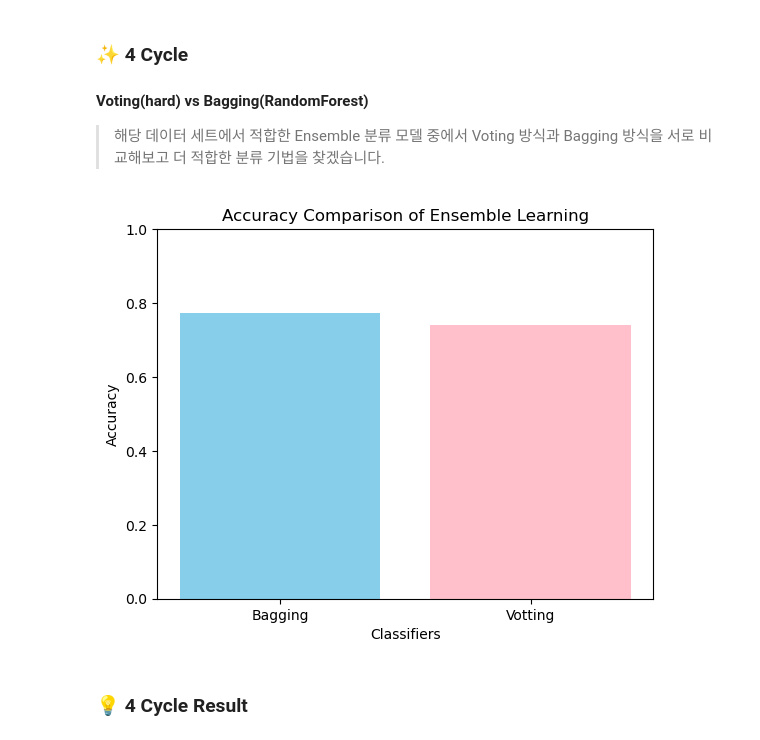
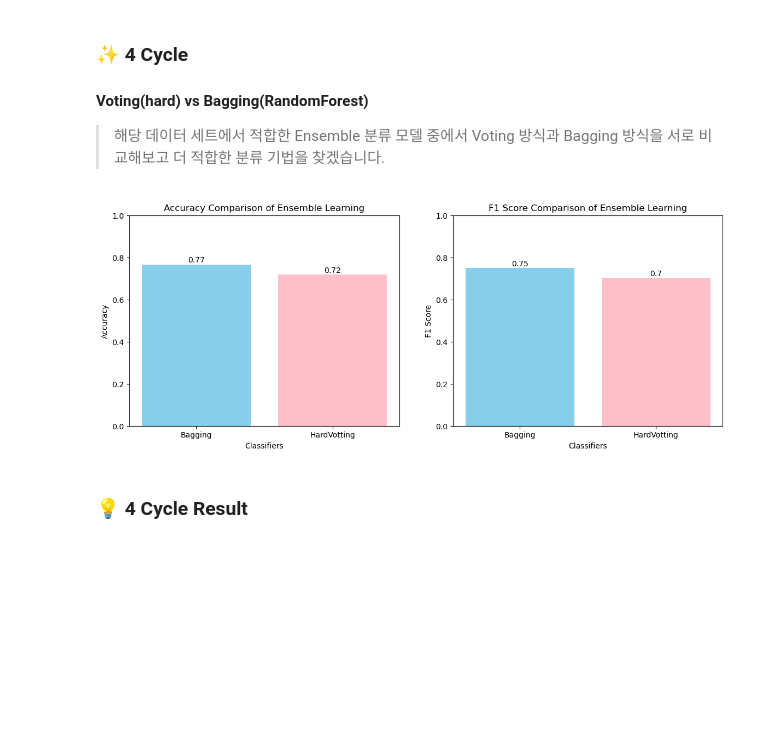
Before and after one commit to dosel70/Mashine_Learning-Classifier-, a Jupyter notebook: Classifier Project/ClassifierProject-Employee.ipynb, the cells around one changed output. Cells and saved outputs as stored; diff of their text form; code cells hidden in the pictures; blank space fills up the shorter version.

```diff
--- a/Classifier Project/ClassifierProject-Employee.ipynb
+++ b/Classifier Project/ClassifierProject-Employee.ipynb
@@ -990,7 +1148,11 @@ VotingClassifier(estimators=[('dtc',
 vc_h_prediction = vc_hard.predict(X_test)
 # %%
 vc_hard_score = accuracy_score(y_test, vc_h_prediction)
-print(vc_hard_score)
+vc_hard_precision = precision_score(y_test, vc_h_prediction, average='macro')
+vc_hard_f1 = precision_score(y_test, vc_h_prediction, average='macro')
 
-# voting (hard) = 0.74%
+print(f'정확도 : {vc_hard_score}')
+print(f'정밀도 : {vc_hard_precision}')
+print(f'F1 Score : {vc_hard_f1}')
+# voting (hard) = 71.79%
 # %% [output]
@@ -1019,6 +1226,11 @@ VotingClassifier(estimators=[('dtc',
 vc_s_prediction = vc_soft.predict(X_test)
 # %%
 vc_soft_score = accuracy_score(y_test, vc_s_prediction)
-print(vc_soft_score)
-# voting (soft) = 0.71%
+vc_soft_precision = precision_score(y_test, vc_s_prediction, average='macro')
+vc_soft_f1 = f1_score(y_test, vc_s_prediction, average='macro')
+
+print(f'정확도 : {vc_soft_score}')
+print(f'정밀도 : {vc_soft_precision}')
+print(f'F1 Score : {vc_soft_f1}')
+# voting (soft) = 70.16%
 # %% [output]
@@ -1058,21 +1306,36 @@ plt.show()
 # %%
 ## Bagginhg 방식이 Votting 방식보다 더 정확도가 높은 것을 확인
 # 색상 리스트 정의
+fig , axes = plt.subplots(1,2, figsize=(14,5))
+
 colors = ['skyblue', 'pink']
 
 accuracies = [rfc_score,
-              vc_hard_score,
-             ]
+              vc_hard_score,]
 
-classifiers = ['Bagging', 'Votting']
-plt.bar(classifiers, accuracies, color=colors)
-plt.xlabel('Classifiers')
-plt.ylabel('Accuracy')
-plt.title('Accuracy Comparison of Ensemble Learning')
-plt.ylim(0, 1)  # y축 범위 설정
+f1_scores = [rfc_f1, vc_hard_f1]
+
+classifiers = ['Bagging', 'HardVotting']
+
+for i, v in enumerate(accuracies):
+    axes[0].text(i, v + 0.01, str(round(v, 2)), color='black', ha='center')
+    axes[0].bar(classifiers, accuracies, color=colors)
+    axes[0].set_xlabel('Classifiers')
+    axes[0].set_ylabel('Accuracy')
+    axes[0].set_title('Accuracy Comparison of Ensemble Learning')
+    axes[0].set_ylim(0, 1)  # y축 범위 설정
+
+for i, v in enumerate(f1_scores):
+    axes[1].text(i, v + 0.01, str(round(v, 2)), color='black', ha='center')
+    axes[1].bar(classifiers, f1_scores, color=colors)
+    axes[1].set_xlabel('Classifiers')
+    axes[1].set_ylabel('F1 Score')
+    axes[1].set_title('F1 Score Comparison of Ensemble Learning')
+    axes[1].set_ylim(0, 1)  # y축 범위 설정
+
 plt.show()
 # %% [output]
-[figure, old version]
+[figure, new version]
 # %% [markdown]
 ### 💡 4 Cycle Result
 # %% [markdown]
```
Also changed, not shown: parts of 49 cells of this notebook, 15 other files.
